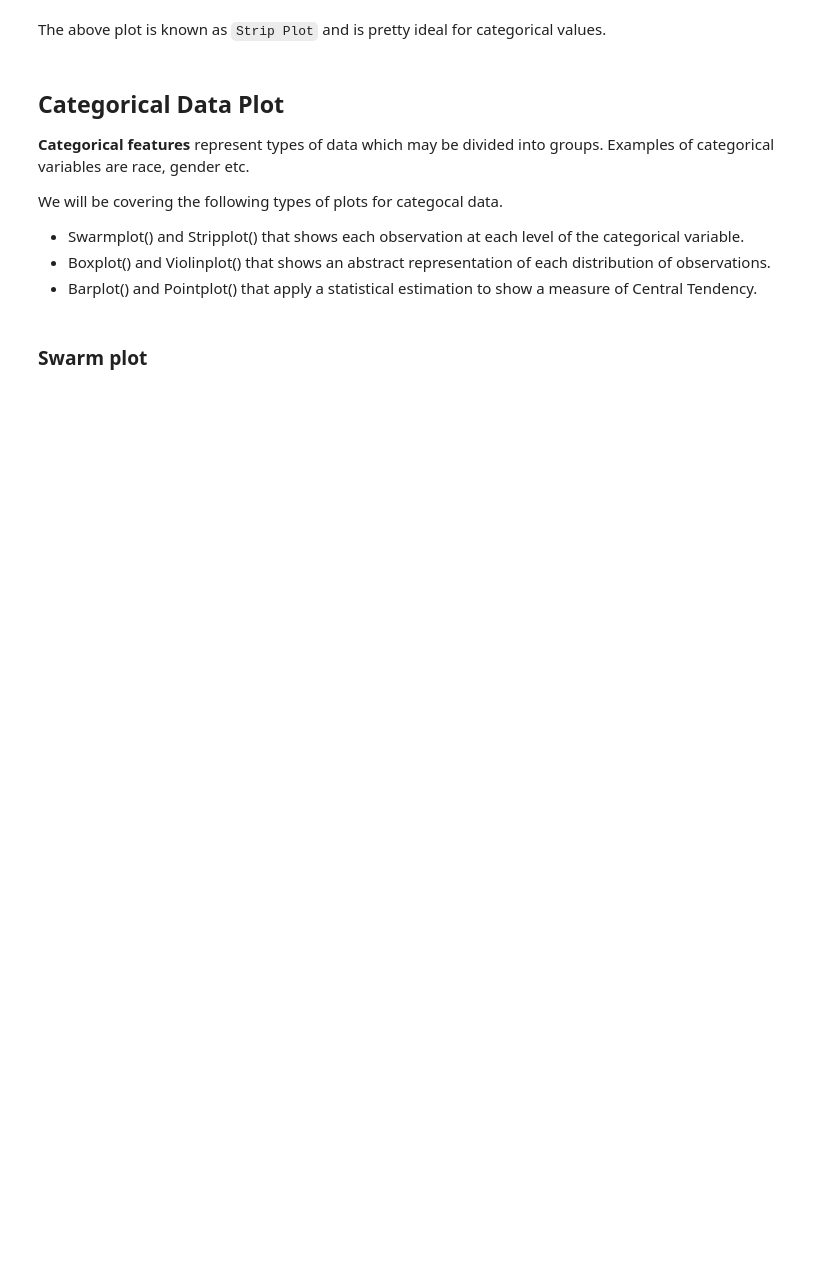
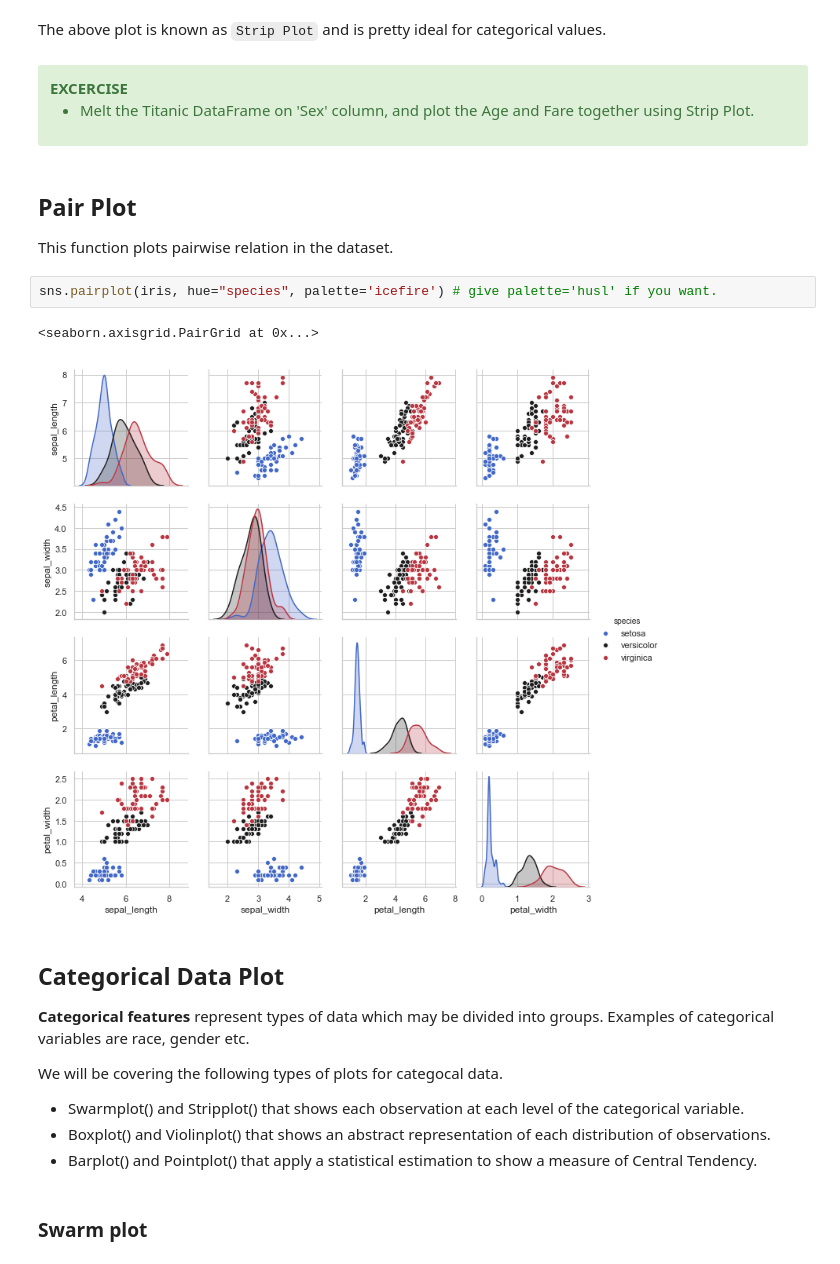
Before and after one commit to prateep03/Python-Tutorial, a Jupyter notebook: notebooks/seaborn_tutorial.ipynb, the cells around one changed output. Drawn from its saved outputs; the diff is of its cells as text; blank space fills up the shorter version.

```diff
--- a/notebooks/seaborn_tutorial.ipynb
+++ b/notebooks/seaborn_tutorial.ipynb
@@ -70,5 +82,22 @@ sns.stripplot(x="Sex", y="Age", data=df)
 # %% [markdown]
 The above plot is known as `Strip Plot` and is pretty ideal for categorical values.
+# %% [markdown]
+<div class="alert alert-block alert-success">
+    <b> EXCERCISE </b>
+
+   <ul>
+    <li> Melt the Titanic DataFrame on 'Sex' column, and plot the Age and Fare together using Strip Plot. </li>
+    </ul>
+</div>
+# %% [markdown]
+## Pair Plot
+
+This function plots pairwise relation in the dataset.
+# %%
+sns.pairplot(iris, hue="species", palette='icefire') # give palette='husl' if you want.
+# %% [output]
+<seaborn.axisgrid.PairGrid at 0x...>
+[figure, added]
 # %% [markdown]
 ## Categorical Data Plot
 
```
Also changed, not shown: parts of 15 cells of this notebook, 1 other file.
